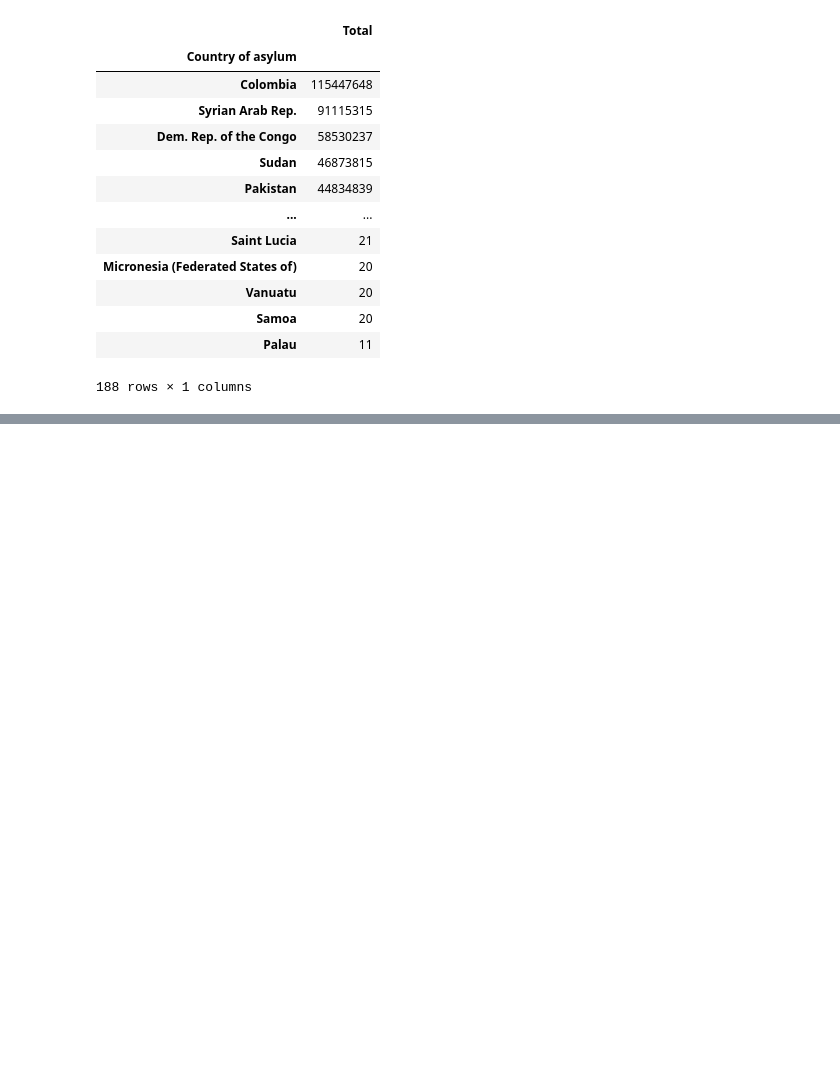
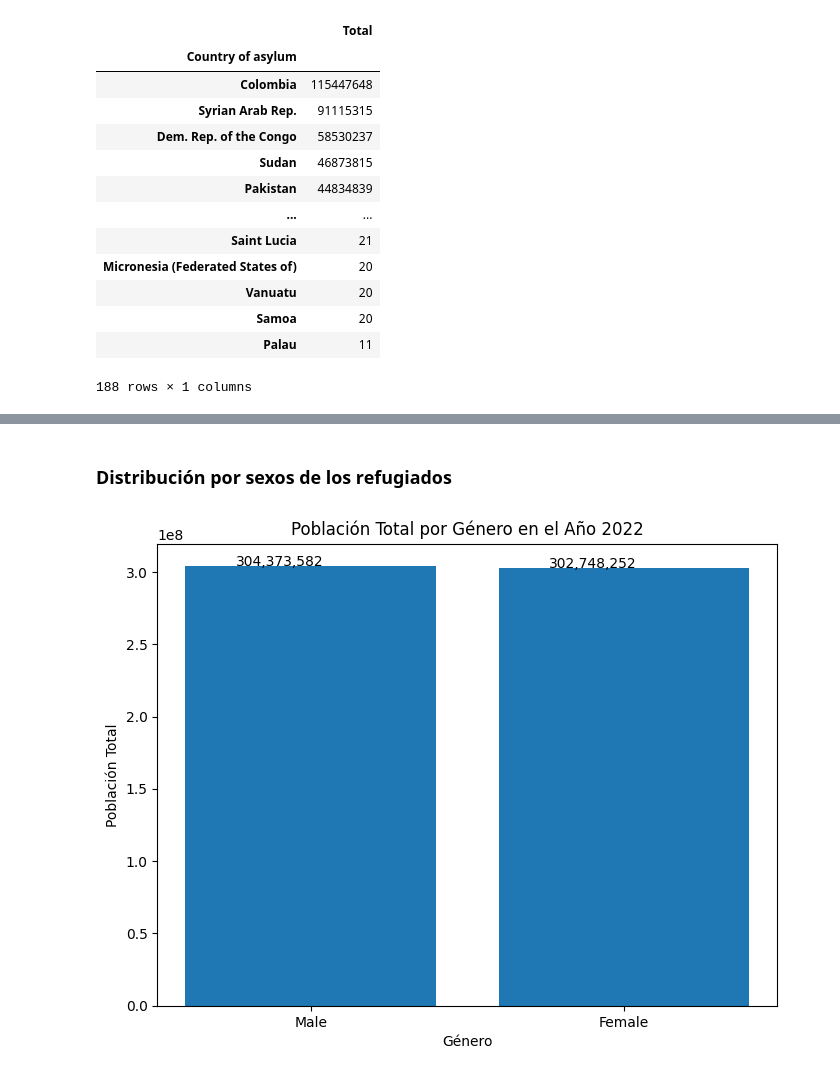
Before and after one commit to IoanaCretuAndrei/Refugee-flow-study, a Jupyter notebook: demographics.ipynb, the cells around one changed output, grey strips where cells are left out. Drawn from its saved outputs; the diff is of its cells as text; code cells hidden in the pictures; blank space fills up the shorter version.

```diff
--- a/demographics.ipynb
+++ b/demographics.ipynb
@@ -177,0 +177,20 @@ pd.DataFrame(demographics.groupby('Country of asylum')['Total'].sum().sort_value
+# %% [markdown]
+### Distribución por sexos de los refugiados
+# %%
+female = demographics['Female total'].sum()
+male = demographics['Male total'].sum()
+
+# Crear un gráfico de barras para mostrar la población total por género
+plt.figure(figsize=(8, 6))
+bars = plt.bar(['Male', 'Female'], [male, female])
+
+# Agregar el número en cada barra
+plt.title('Población Total por Género en el Año 2022')
+plt.xlabel('Género')
+plt.ylabel('Población Total')
+for bar, population in zip(bars, [male, female]):
+    plt.text(bar.get_x() + bar.get_width() / 2 - 0.1, bar.get_height() + 100000, f'{population:,}', ha='center', color='black')
+
+plt.show()
+# %% [output]
+[figure, added]
```
Also changed, not shown: parts of 15 cells of this notebook.
